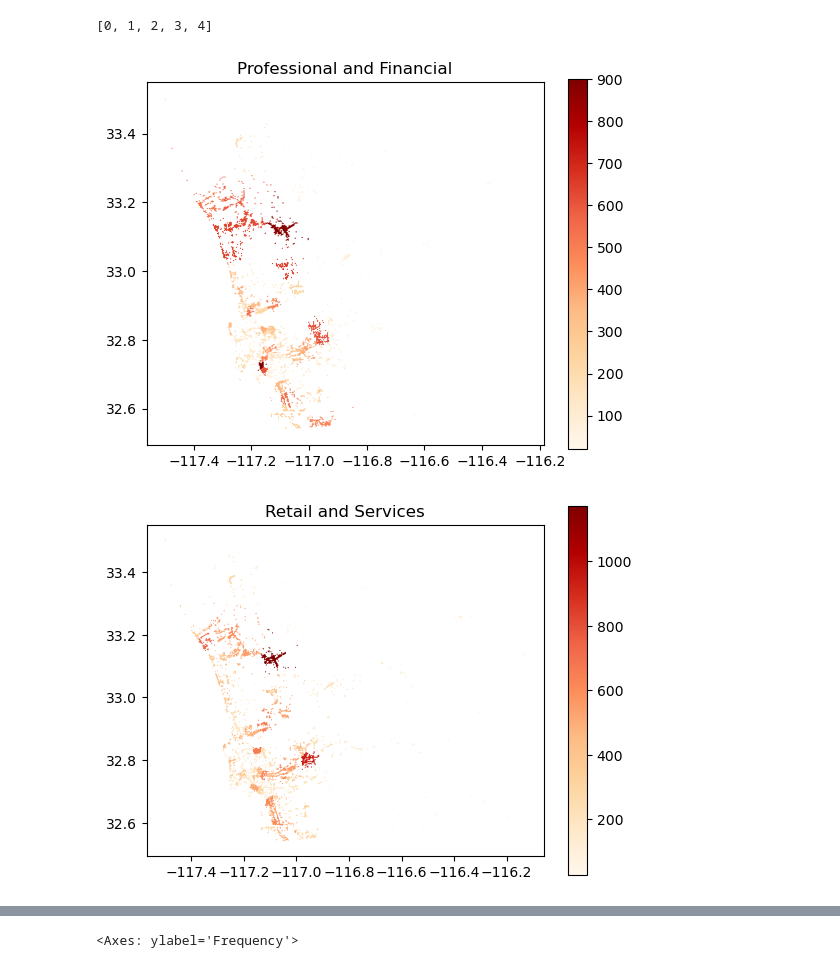
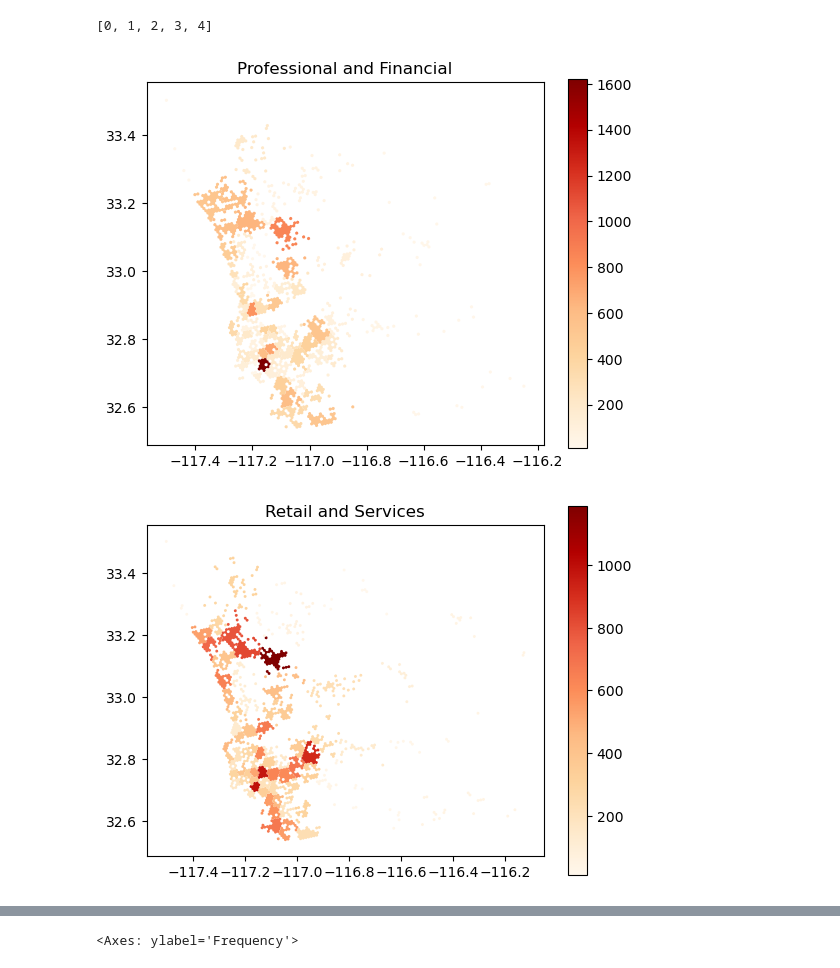
Before and after one commit to michaelmss/DSC180A-Activity-Centers, a Jupyter notebook: Notebooks/Hexbins_Only.ipynb, the cells around one changed output, grey strips where cells are left out. Cells and saved outputs as stored; diff of their text form; code cells hidden in the pictures.

```diff
--- a/Notebooks/Hexbins_Only.ipynb
+++ b/Notebooks/Hexbins_Only.ipynb
@@ -47,7 +47,7 @@ df2 = final_merge[final_merge['Categories']==i].h3.geo_to_h3(10)
 df2['lng']=df2['x']
 df2['lat']=df2['y']
 df2['Count']=1
-df3 = df2[['lng','lat','Count']].reset_index().h3.geo_to_h3_aggregate(10, return_geometry=False).h3.h3_to_parent_aggregate(9)
+df3 = df2[['lng','lat','Count']].reset_index().h3.geo_to_h3_aggregate(10, return_geometry=False).h3.h3_to_parent_aggregate(8)
 df3['x'] = df3['geometry'].centroid.x
 df3['y'] = df3['geometry'].centroid.y
 df = df3
@@ -108,23 +108,23 @@ list(range(5))
 # %%
 import warnings
 warnings.filterwarnings('ignore')
 for i in final_merge['Categories'].unique():
     df2 = final_merge[final_merge['Categories']==i].h3.geo_to_h3(10)
     df2['lng']=df2['x']
     df2['lat']=df2['y']
     df2['Count']=1
-    df3 = df2[['lng','lat','Count']].reset_index().h3.geo_to_h3_aggregate(10, return_geometry=False).h3.h3_to_parent_aggregate(9)
+    df3 = df2[['lng','lat','Count']].reset_index().h3.geo_to_h3_aggregate(10, return_geometry=False).h3.h3_to_parent_aggregate(8)
     df3['x'] = df3['geometry'].centroid.x
     df3['y'] = df3['geometry'].centroid.y
     df = df3
     df['is_center'] = df['Count']>=df['Count'].sort_values(ascending=False).reset_index(drop=True)[70]
     cluster_centers = df[df['is_center']==True][['x', 'y']].values
     other_points = df[['x', 'y']].values
     k = len(cluster_centers)
     kmeans = KMeans(n_clusters=k, init=cluster_centers, n_init=1)
     kmeans.fit(other_points)
     df['cluster'] = kmeans.labels_
     df.dissolve(by='cluster',aggfunc='sum').plot(column='Count',legend=True,cmap='OrRd').set_title(i)
 # %% [output]
-[figure, old version]
+[figure, new version]
-[figure, old version]
+[figure, new version]
```
Also changed, not shown: parts of 1 cell of this notebook.
